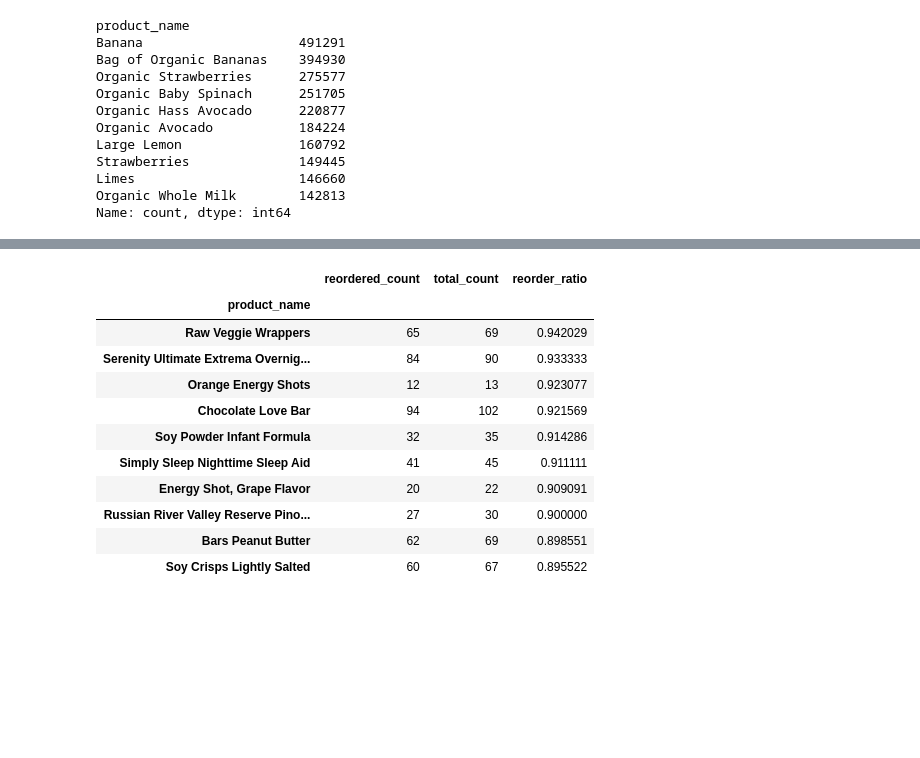
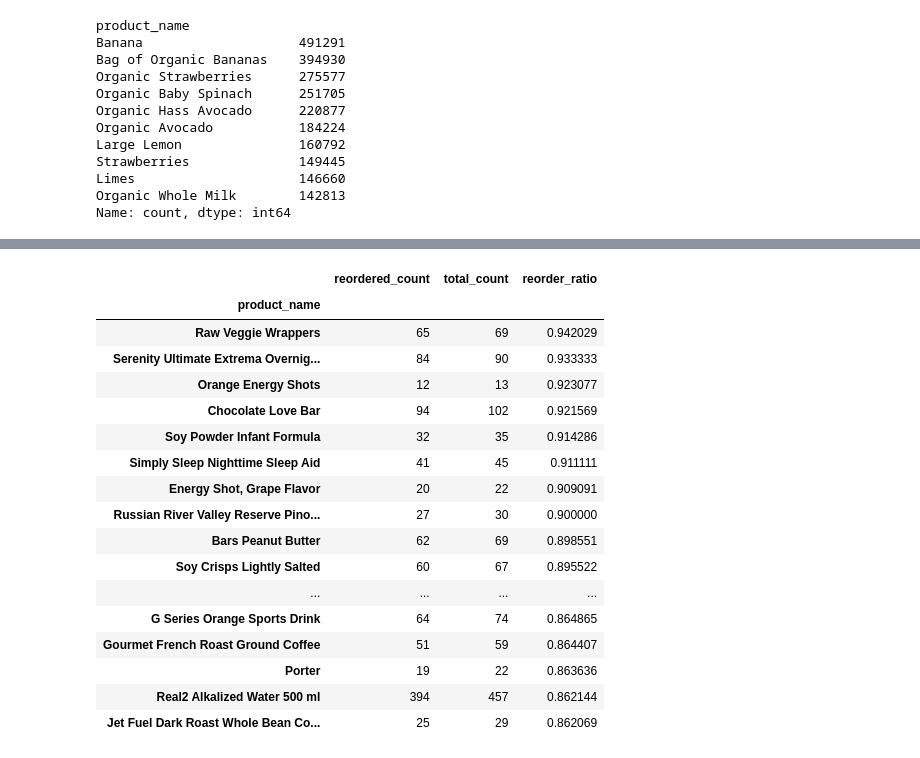
Before and after one commit to leejaesang6098/aiffel_study, a Jupyter notebook: 0925~dataton/1_proto.ipynb, the cells around one changed output, grey strips where cells are left out. Cells and saved outputs as stored; diff of their text form; code cells hidden in the pictures; blank space fills up the shorter version.

```diff
--- a/0925~dataton/1_proto.ipynb
+++ b/0925~dataton/1_proto.ipynb
@@ -315,6 +374,7 @@ Index(['product_id', 'product_name', 'aisle_id', 'department_id', 'aisle',
 # df.rename(columns={'product_id' : '제품번호', 'product_name' : '제품명', 'aisle_id' : '통로번호', 'department_id': '부서번호', 'department' : '카테고리', 'aisle' : '통로이름', 'order_id': '주문번호'}, inplace = True)
 # df.head()
 # %%
+df['days_since_prior_order'] = df['days_since_prior_order'].astype('float32')
 plt.figure(figsize=(10, 6))
 
 sns.countplot(data = df, x = 'days_since_prior_order')
@@ -377,25 +445,28 @@ plt.show()
 # %%
-# 각 제품의 재주문 횟수와 총 주문 횟수 계산
 product_reorder_counts = df.groupby('product_name')['reordered'].agg(['sum', 'count'])
 product_reorder_counts.columns = ['reordered_count', 'total_count']
 
-# 재주문 비율 계산
 product_reorder_counts['reorder_ratio'] = product_reorder_counts['reordered_count'] / product_reorder_counts['total_count']
 
-# 재주문 비율 기준으로 내림차순 정렬
-top_reorder_ratio = product_reorder_counts.sort_values(by='reorder_ratio', ascending=False).head(10)
+top_reorder_ratio = product_reorder_counts.sort_values(by='reorder_ratio', ascending=False).head(30)
 top_reorder_ratio
 # %% [output]
 |  | reordered_count | total_count | reorder_ratio |
 | product_name |  |  |  |
 | Raw Veggie Wrappers | 65 | 69 | 0.942029 |
 | Serenity Ultimate Extrema Overnig... | 84 | 90 | 0.933333 |
 | Orange Energy Shots | 12 | 13 | 0.923077 |
 | Chocolate Love Bar | 94 | 102 | 0.921569 |
 | Soy Powder Infant Formula | 32 | 35 | 0.914286 |
 | Simply Sleep Nighttime Sleep Aid | 41 | 45 | 0.911111 |
 | Energy Shot, Grape Flavor | 20 | 22 | 0.909091 |
 | Russian River Valley Reserve Pino... | 27 | 30 | 0.900000 |
 | Bars Peanut Butter | 62 | 69 | 0.898551 |
 | Soy Crisps Lightly Salted | 60 | 67 | 0.895522 |
+| ... | ... | ... | ... |
+| G Series Orange Sports Drink | 64 | 74 | 0.864865 |
+| Gourmet French Roast Ground Coffee | 51 | 59 | 0.864407 |
+| Porter | 19 | 22 | 0.863636 |
+| Real2 Alkalized Water 500 ml | 394 | 457 | 0.862144 |
+| Jet Fuel Dark Roast Whole Bean Co... | 25 | 29 | 0.862069 |
 # %%
```
Also changed, not shown: parts of 24 cells of this notebook.
